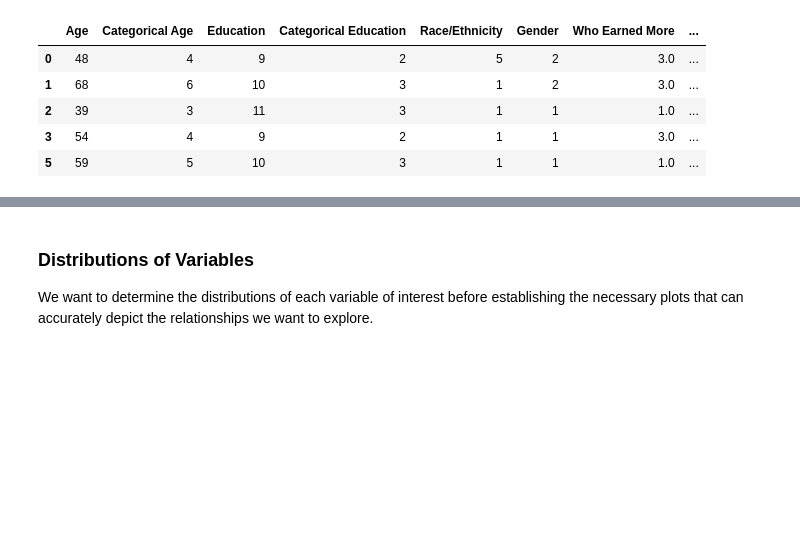
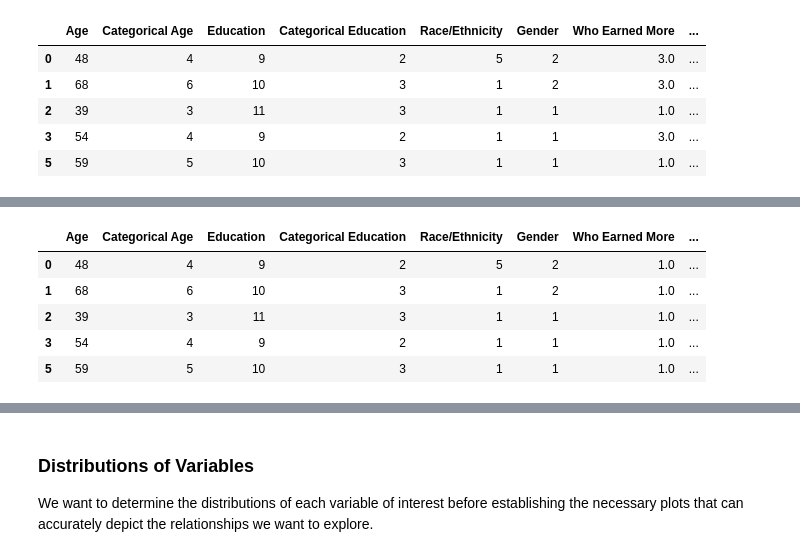
Before and after one commit to jammyegg/COGS-108-Final-Project, a Jupyter notebook: FinalProject_Group153-FA24.ipynb, the cells around one changed output, grey strips where cells are left out. Drawn from its saved outputs; the diff is of its cells as text; code cells hidden in the pictures; blank space fills up the shorter version.

```diff
--- a/FinalProject_Group153-FA24.ipynb
+++ b/FinalProject_Group153-FA24.ipynb
@@ -117,0 +153,21 @@ subset_df.head()
+# %%
+# Created a function to mutate responses that indicate income differences
+def earning_gap(response):
+    if response == 1 or response == 2:
+        return response
+    elif response == 3:
+        return 1
+    elif response == 4:
+        return 1
+
+# Apply function
+subset_df['Who Earned More'] = subset_df['Who Earned More'].apply(earning_gap)
+
+subset_df.head()
+# %% [output]
+|  | Age | Categorical Age | Education | Categorical Education | Race/Ethnicity | Gender | Who Earned More | ... |
+| 0 | 48 | 4 | 9 | 2 | 5 | 2 | 1.0 | ... |
+| 1 | 68 | 6 | 10 | 3 | 1 | 2 | 1.0 | ... |
+| 2 | 39 | 3 | 11 | 3 | 1 | 1 | 1.0 | ... |
+| 3 | 54 | 4 | 9 | 2 | 1 | 1 | 1.0 | ... |
+| 5 | 59 | 5 | 10 | 3 | 1 | 1 | 1.0 | ... |
```
Also changed, not shown: parts of 30 cells of this notebook.
